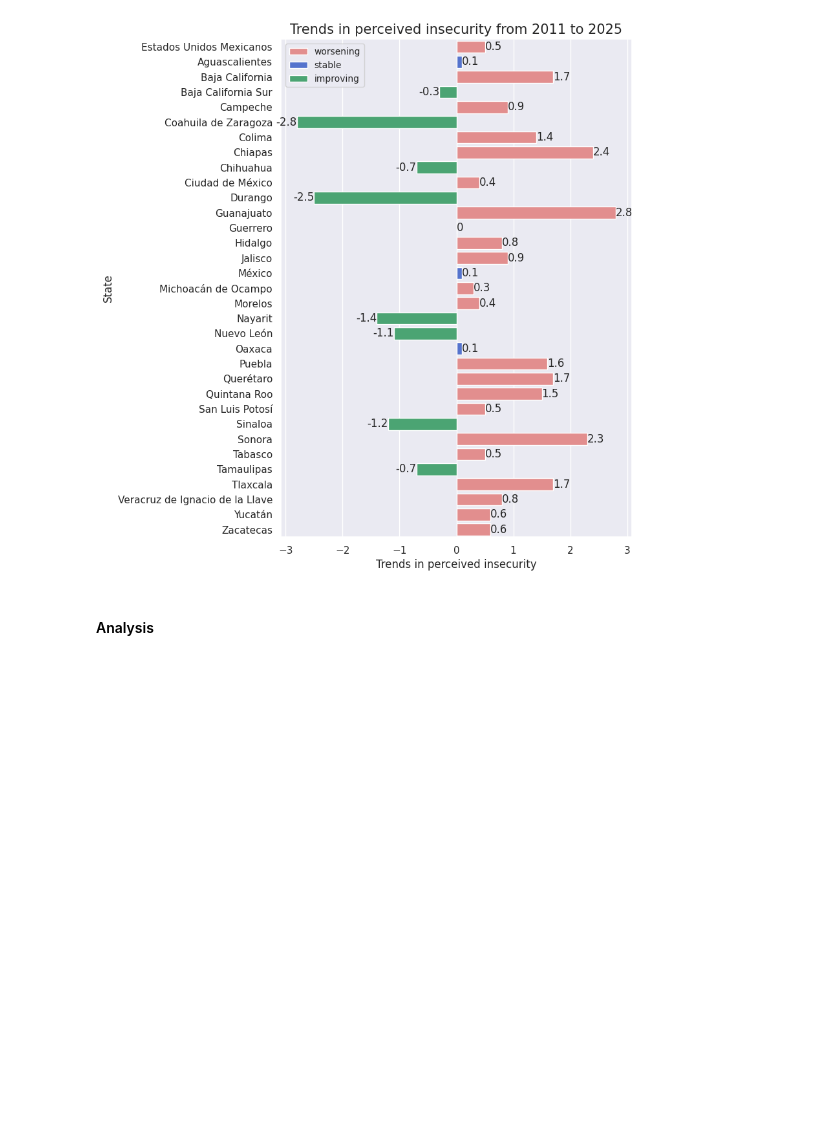
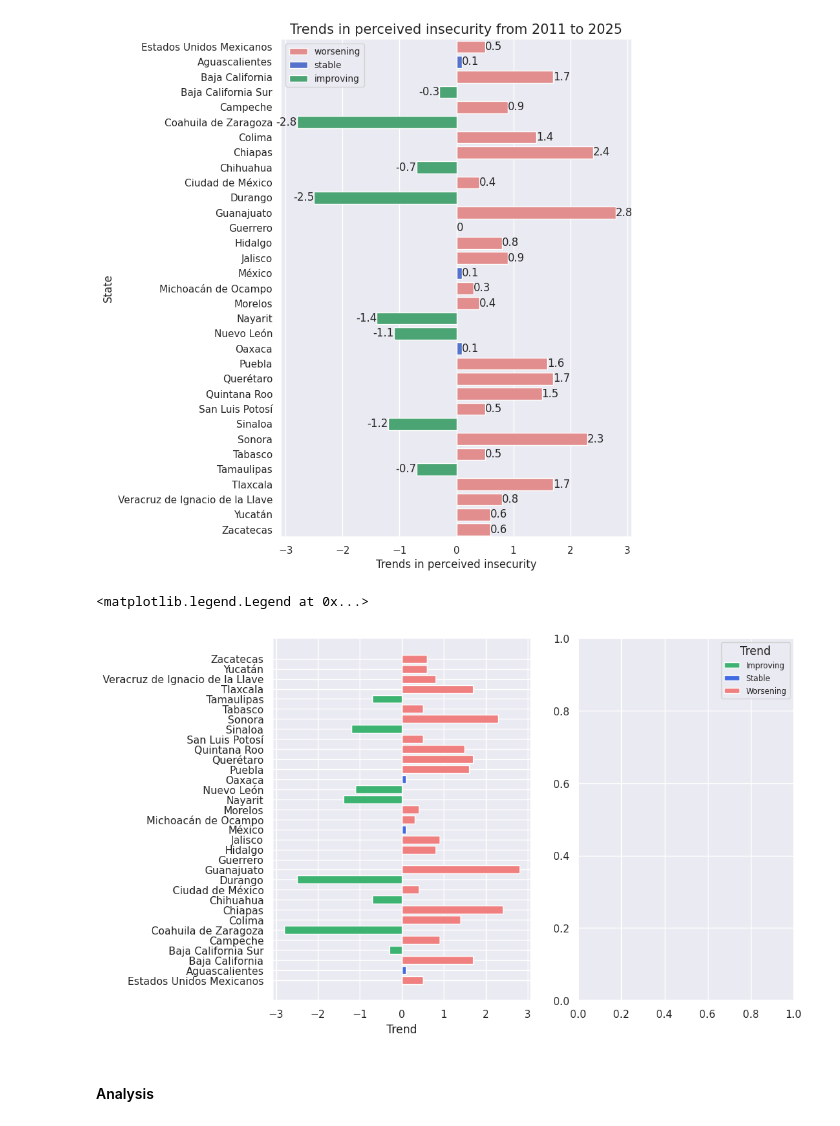
Before and after one commit to irenecelebrin/programming-for-data-analytics, a Jupyter notebook: project/project.ipynb, the cells around one changed output. Cells and saved outputs as stored; diff of their text form; code cells hidden in the pictures; blank space fills up the shorter version.

```diff
--- a/project/project.ipynb
+++ b/project/project.ipynb
@@ -839,6 +864,44 @@ plt.title('Trends in perceived insecurity from 2011 to 2025', size = 15)
 # %% [output]
 Text(0.5, 1.0, 'Trends in perceived insecurity from 2011 to 2025')
 [figure]
+# %%
+# set colors, labels and theme
+# adapted from chatgpt: https://chatgpt.com/s/t_695d7ac65eec81918c09f5e427a27747
+
+# map colors
+trend_colors = {
+    "improving": "mediumseagreen",
+    "stable": "royalblue",
+    "worsening": "lightcoral"
+}
+
+colors = slopes['trend'].map(trend_colors)
+
+# set labels for legend
+legend_elements = [
+    Patch(facecolor="mediumseagreen", label="Improving"),
+    Patch(facecolor="royalblue", label="Stable"),
+    Patch(facecolor="lightcoral", label="Worsening")
+]
+
+
+# set seaborne theme
+sns.set_theme(rc={'figure.figsize':(5,5)},color_codes=True, palette= ['lightcoral', 'royalblue', 'mediumseagreen'])
+# %%
+
+#https://stackoverflow.com/questions/10388462/matplotlib-different-size-subplots
+fig, axes = plt.subplots(1, 2, figsize=(10, 7), gridspec_kw={'width_ratios': [6, 5]})
+
+
+axes[0].barh(slopes['state'], width = slopes['slope'], color = colors)
+axes[0].set_xlabel('Trend')
+axes[1].pie()
+
+# https://matplotlib.org/stable/api/_as_gen/matplotlib.axes.Axes.legend.html
+plt.legend(handles=legend_elements, title="Trend", fontsize = 'x-small')
+# %% [output]
+<matplotlib.legend.Legend at 0x...>
+[figure, added]
 # %% [markdown]
 #### Analysis
 # %% [markdown]
```
Also changed, not shown: parts of 9 cells of this notebook.
